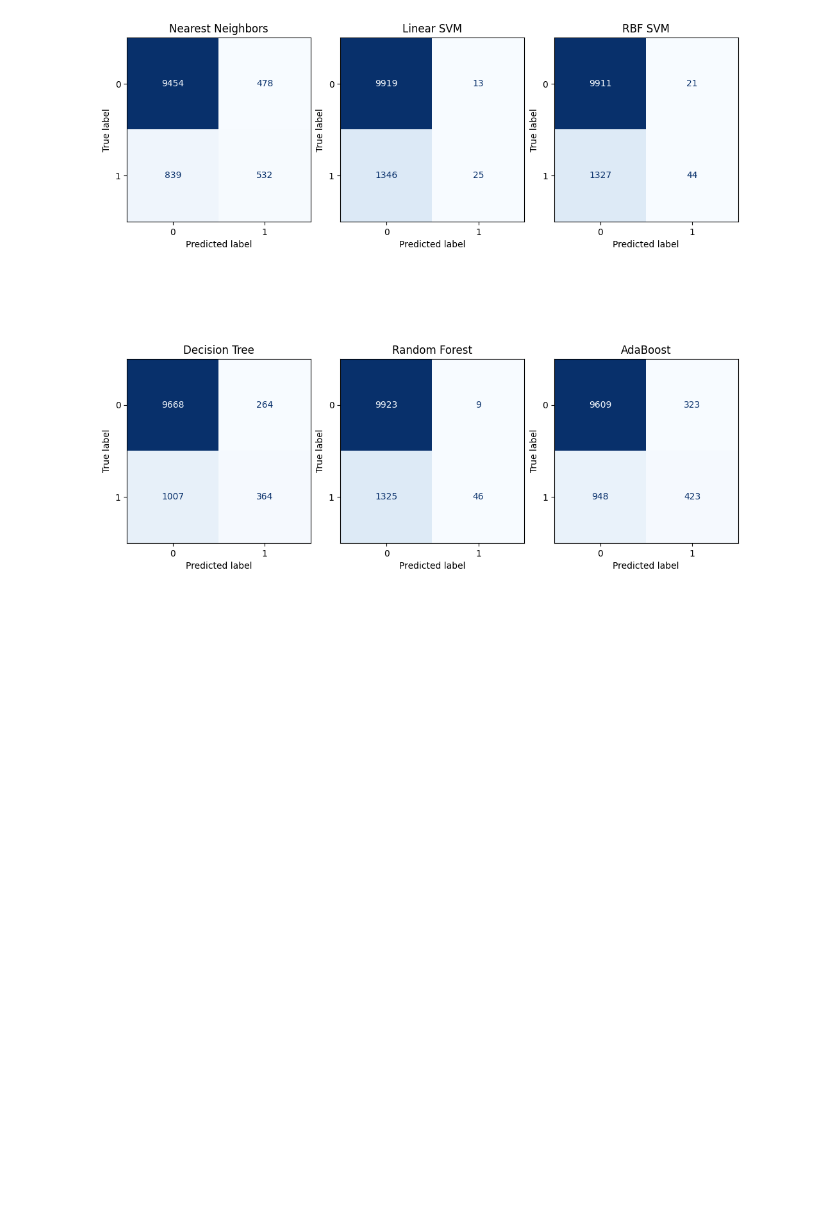
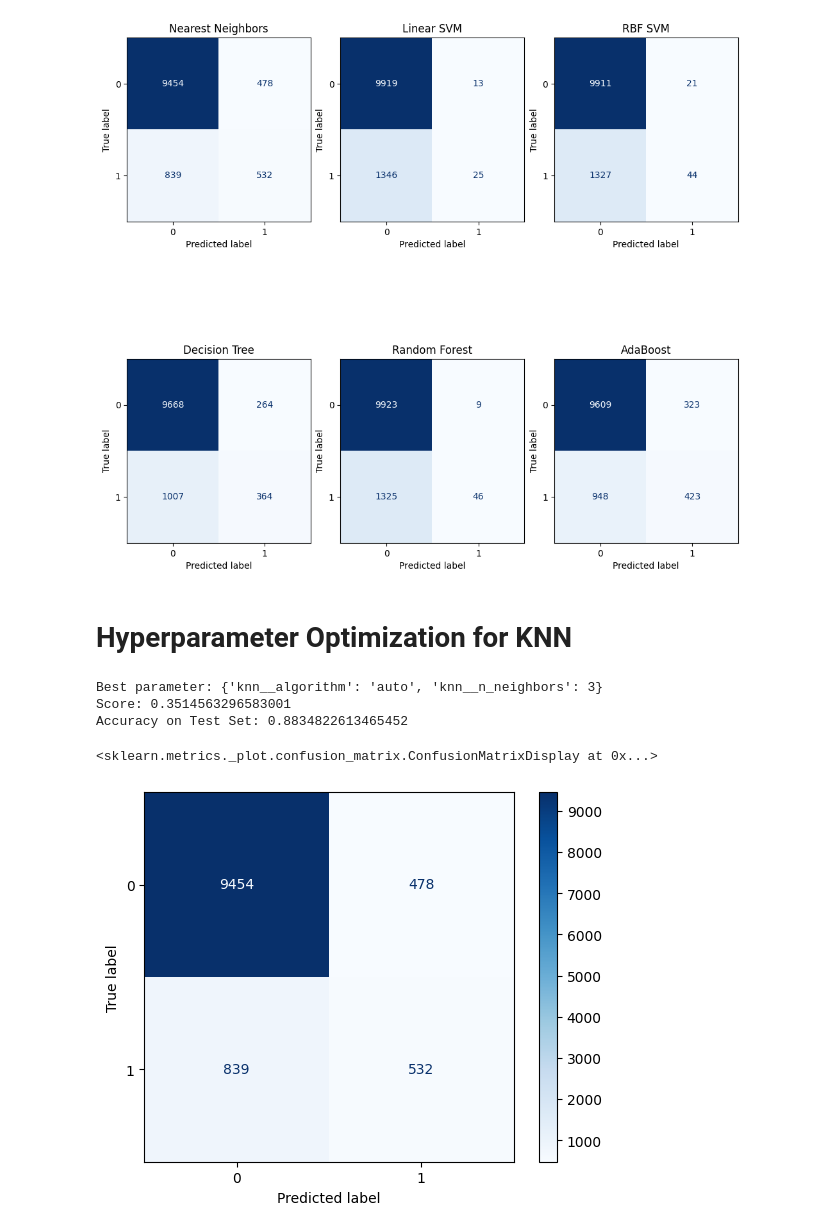
Before and after one commit to jhcheng/DTSA5509, a Jupyter notebook: bank_marketing.ipynb, the cells around one changed output. Drawn from its saved outputs; the diff is of its cells as text; code cells hidden in the pictures; blank space fills up the shorter version.

```diff
--- a/bank_marketing.ipynb
+++ b/bank_marketing.ipynb
@@ -400,3 +403,31 @@ for name, clf in zip(names, models):
 plt.show()
 # %% [output]
 [figure]
+# %% [markdown]
+# Hyperparameter Optimization for KNN
+# %%
+from sklearn.model_selection import GridSearchCV
+from sklearn.pipeline import Pipeline
+
+pipe = Pipeline(steps=[("scaler", StandardScaler()), ("nystroem", Nystroem(gamma=.2, random_state=1)), ("knn", KNeighborsClassifier(n_jobs=-1))])
+
+parameters = {
+    'knn__n_neighbors': [3, 5, 7, 9, 11],
+    'knn__algorithm': ['auto', 'ball_tree', 'kd_tree', 'brute'],
+}
+
+knn = GridSearchCV(pipe, parameters, cv=5, scoring='recall')
+knn.fit(X_train, y_train)
+knn_predict = knn.best_estimator_.predict(X_test)
+print("Best parameter:", knn.best_params_)
+print("Score:", knn.best_score_)
+print("Accuracy on Test Set:", accuracy_score(y_test, knn_predict))
+# %% [output]
+Best parameter: {'knn__algorithm': 'auto', 'knn__n_neighbors': 3}
+Score: 0.3514563296583001
+Accuracy on Test Set: 0.8834822613465452
+# %%
+ConfusionMatrixDisplay.from_predictions(y_test, knn_predict, cmap=plt.cm.Blues)
+# %% [output]
+<sklearn.metrics._plot.confusion_matrix.ConfusionMatrixDisplay at 0x...>
+[figure, added]
```
Also changed, not shown: parts of 5 cells of this notebook.
